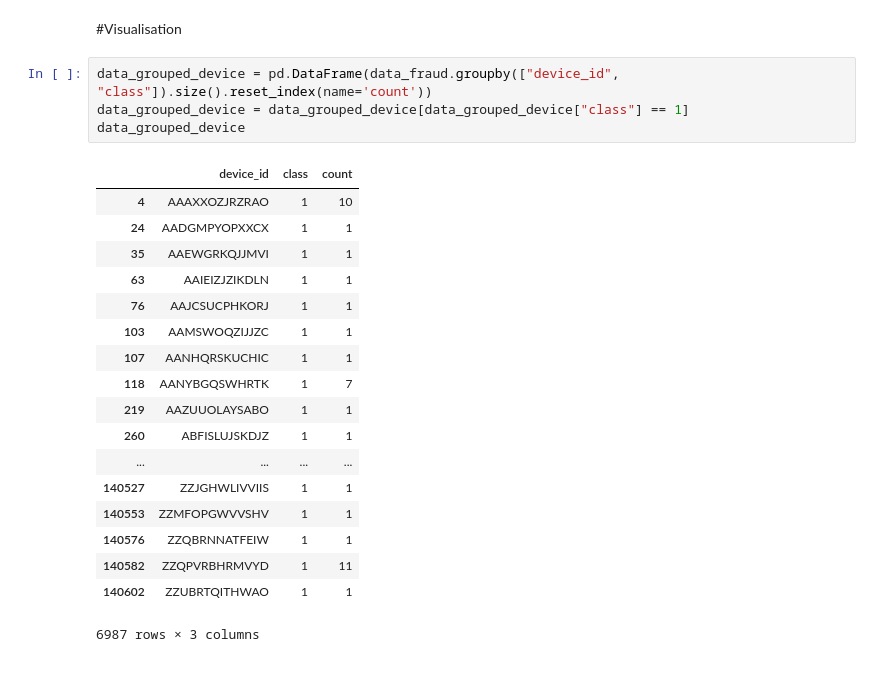
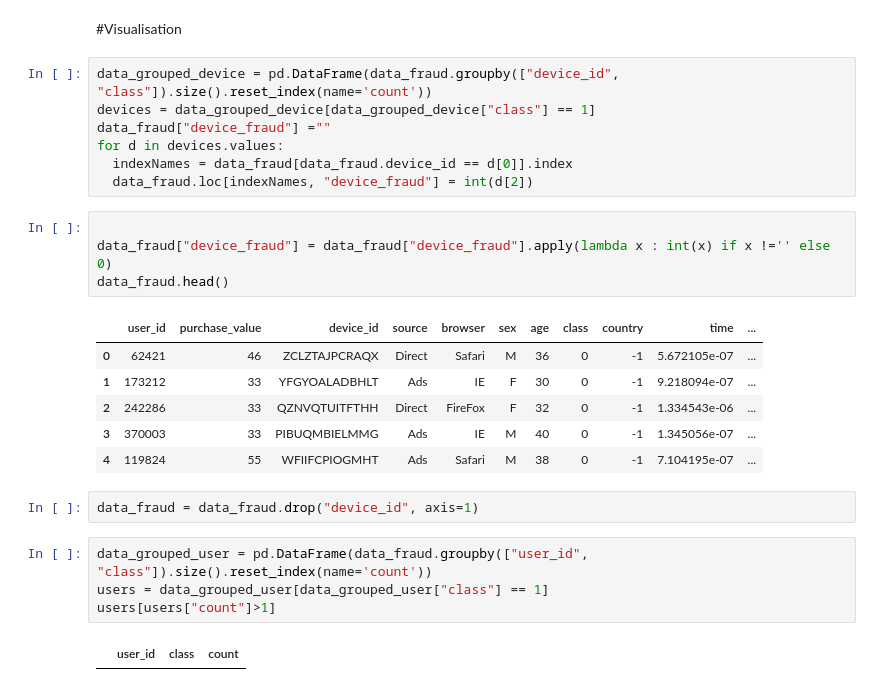
Before and after one commit to tbazzi/Data-Science---Fullstack-Bootcamp, a Jupyter notebook: S4_Projet_FraudulentActivity_V2.ipynb, the cells around one changed output. Saved outputs shown, nothing was run; the diff lists cells and outputs as text.

```diff
--- a/S4_Projet_FraudulentActivity_V2.ipynb
+++ b/S4_Projet_FraudulentActivity_V2.ipynb
@@ -64,26 +64,29 @@ data_fraud.head()
 | 4 | 119824 | 55 | WFIIFCPIOGMHT | Ads | Safari | M | 38 | 0 | -1 | 7.104195e-07 |
 # %% [markdown]
 #Visualisation
+# %%
+data_grouped_device = pd.DataFrame(data_fraud.groupby(["device_id", "class"]).size().reset_index(name='count'))
+devices = data_grouped_device[data_grouped_device["class"] == 1]
+data_fraud["device_fraud"] =""
+for d in devices.values:
+  indexNames = data_fraud[data_fraud.device_id == d[0]].index
+  data_fraud.loc[indexNames, "device_fraud"] = int(d[2])
+# %%
+
+data_fraud["device_fraud"] = data_fraud["device_fraud"].apply(lambda x : int(x) if x !='' else 0)
+data_fraud.head()
+# %% [output]
+|  | user_id | purchase_value | device_id | source | browser | sex | age | class | country | time | ... |
+| 0 | 62421 | 46 | ZCLZTAJPCRAQX | Direct | Safari | M | 36 | 0 | -1 | 5.672105e-07 | ... |
+| 1 | 173212 | 33 | YFGYOALADBHLT | Ads | IE | F | 30 | 0 | -1 | 9.218094e-07 | ... |
+| 2 | 242286 | 33 | QZNVQTUITFTHH | Direct | FireFox | F | 32 | 0 | -1 | 1.334543e-06 | ... |
+| 3 | 370003 | 33 | PIBUQMBIELMMG | Ads | IE | M | 40 | 0 | -1 | 1.345056e-07 | ... |
+| 4 | 119824 | 55 | WFIIFCPIOGMHT | Ads | Safari | M | 38 | 0 | -1 | 7.104195e-07 | ... |
+# %%
+data_fraud = data_fraud.drop("device_id", axis=1)
 # %%
-data_grouped_device = pd.DataFrame(data_fraud.groupby(["device_id", "class"]).size().reset_index(name='count'))
-data_grouped_device = data_grouped_device[data_grouped_device["class"] == 1]
-data_grouped_device
+data_grouped_user = pd.DataFrame(data_fraud.groupby(["user_id", "class"]).size().reset_index(name='count'))
+users = data_grouped_user[data_grouped_user["class"] == 1]
+users[users["count"]>1]
 # %% [output]
-|  | device_id | class | count |
-| 4 | AAAXXOZJRZRAO | 1 | 10 |
-| 24 | AADGMPYOPXXCX | 1 | 1 |
-| 35 | AAEWGRKQJJMVI | 1 | 1 |
-| 63 | AAIEIZJZIKDLN | 1 | 1 |
-| 76 | AAJCSUCPHKORJ | 1 | 1 |
-| 103 | AAMSWOQZIJJZC | 1 | 1 |
-| 107 | AANHQRSKUCHIC | 1 | 1 |
-| 118 | AANYBGQSWHRTK | 1 | 7 |
-| 219 | AAZUUOLAYSABO | 1 | 1 |
-| 260 | ABFISLUJSKDJZ | 1 | 1 |
-| ... | ... | ... | ... |
-| 140527 | ZZJGHWLIVVIIS | 1 | 1 |
-| 140553 | ZZMFOPGWVVSHV | 1 | 1 |
-| 140576 | ZZQBRNNATFEIW | 1 | 1 |
-| 140582 | ZZQPVRBHRMVYD | 1 | 11 |
-| 140602 | ZZUBRTQITHWAO | 1 | 1 |
+|  | user_id | class | count |
-6987 rows × 3 columns
```
Also changed, not shown: parts of 15 cells of this notebook.
